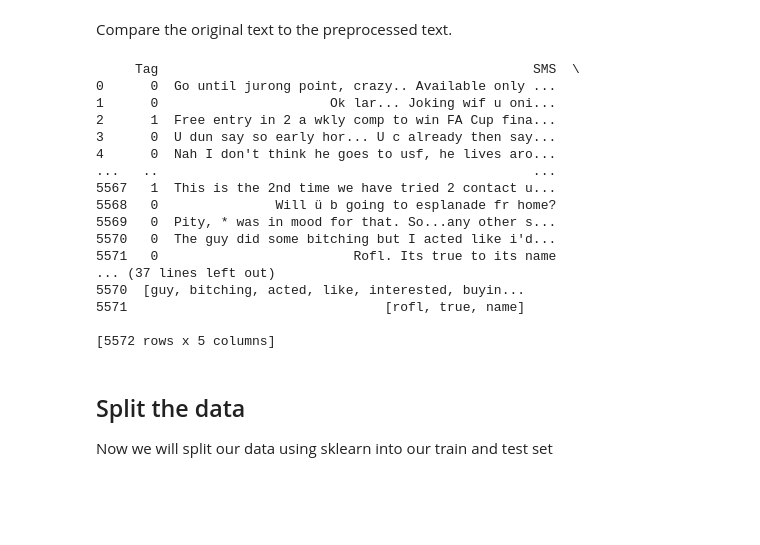
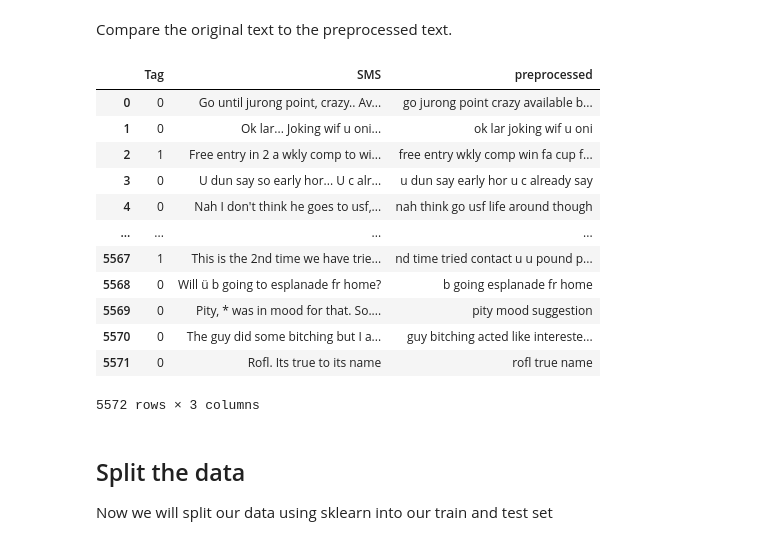
Before and after one commit to xinpengwoo/UoB, a Jupyter notebook: NLP/Week5/Week_5_Lab.ipynb, the cells around one changed output. Drawn from its saved outputs; the diff is of its cells as text; code cells hidden in the pictures; blank space fills up the shorter version.

```diff
--- a/NLP/Week5/Week_5_Lab.ipynb
+++ b/NLP/Week5/Week_5_Lab.ipynb
@@ -80,30 +79,38 @@ Remove stopwords, non alphabetic characters and punctuation, and lemmatise the t
 Compare the original text to the preprocessed text.
 # %%
 import re
-#data['tokenized_SMS'] = data.apply(lambda row: nltk.word_tokenize(row['SMS'].lower()), axis=1)
-#data['removal'] = data.apply(lambda row: re.findall(r'[a-zA-Z]+', ' '.join(row['tokenized_SMS'])), axis=1)
-data['removal'] = data.apply(lambda row: re.findall(r'[a-zA-Z]+', row['SMS'].lower()), axis=1)
-nltk_stopwords = stopwords.words('english')
-data['removal2'] = data.apply(lambda row: [word for word in row['removal'] if not word in nltk_stopwords], axis=1)
-print(data)
+from nltk import stem
+def preprocess(data):
+    #data['tokenized_SMS'] = data.apply(lambda row: nltk.word_tokenize(row['SMS'].lower()), axis=1)
+    #data['removal'] = data.apply(lambda row: re.findall(r'[a-zA-Z]+', ' '.join(row['tokenized_SMS'])), axis=1)
+    #tokenize and reserve only alphabetic characters
+    data['preprocessed'] = data.apply(lambda row: re.findall(r'[a-zA-Z]+', row['SMS'].lower()), axis=1)
+    #remove stopwords
+    nltk_stopwords = stopwords.words('english')
+    data['preprocessed'] = data.apply(lambda row: [word for word in row['preprocessed'] if not word in nltk_stopwords], axis=1)
+    #lemmatization
+    wnl = stem.WordNetLemmatizer()
+    data['preprocessed'] = data.apply(lambda row: [wnl.lemmatize(word) for word in row['preprocessed']], axis=1)
+    #convert list to string
+    data['preprocessed'] = data.apply(lambda row: " ".join(row['preprocessed']), axis=1)
+    return data
+
+data = preprocess(data)
+data
 # %% [output]
+|  | Tag | SMS | preprocessed |
+| 0 | 0 | Go until jurong point, crazy.. Av... | go jurong point crazy available b... |
+| 1 | 0 | Ok lar... Joking wif u oni... | ok lar joking wif u oni |
+| 2 | 1 | Free entry in 2 a wkly comp to wi... | free entry wkly comp win fa cup f... |
+| 3 | 0 | U dun say so early hor... U c alr... | u dun say early hor u c already say |
+| 4 | 0 | Nah I don't think he goes to usf,... | nah think go usf life around though |
+| ... | ... | ... | ... |
+| 5567 | 1 | This is the 2nd time we have trie... | nd time tried contact u u pound p... |
+| 5568 | 0 | Will ü b going to esplanade fr home? | b going esplanade fr home |
+| 5569 | 0 | Pity, * was in mood for that. So.... | pity mood suggestion |
+| 5570 | 0 | The guy did some bitching but I a... | guy bitching acted like intereste... |
+| 5571 | 0 | Rofl. Its true to its name | rofl true name |
-     Tag                                                SMS  \
-0      0  Go until jurong point, crazy.. Available only ...
-1      0                      Ok lar... Joking wif u oni...
-2      1  Free entry in 2 a wkly comp to win FA Cup fina...
-3      0  U dun say so early hor... U c already then say...
-4      0  Nah I don't think he goes to usf, he lives aro...
-...   ..                                                ...
-5567   1  This is the 2nd time we have tried 2 contact u...
-5568   0               Will ü b going to esplanade fr home?
-5569   0  Pity, * was in mood for that. So...any other s...
-5570   0  The guy did some bitching but I acted like i'd...
-5571   0                         Rofl. Its true to its name
-... (37 lines left out)
-5570  [guy, bitching, acted, like, interested, buyin...
-5571                                 [rofl, true, name]
-
-[5572 rows x 5 columns]
+5572 rows × 3 columns
 # %% [markdown]
 ## Split the data
 Now we will split our data using sklearn into our train and test set
```
Also changed, not shown: parts of 9 cells of this notebook.
